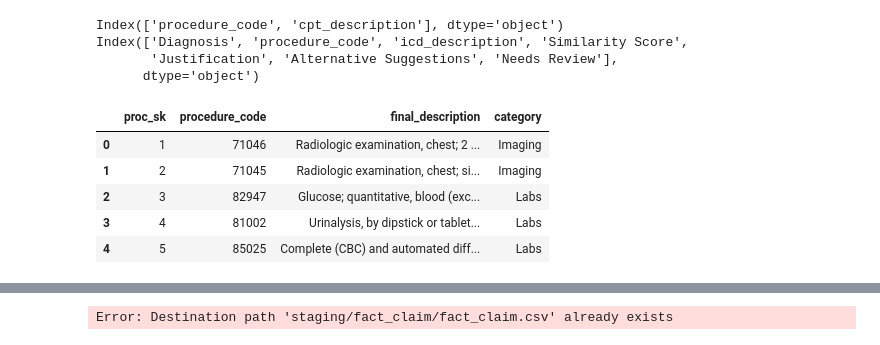
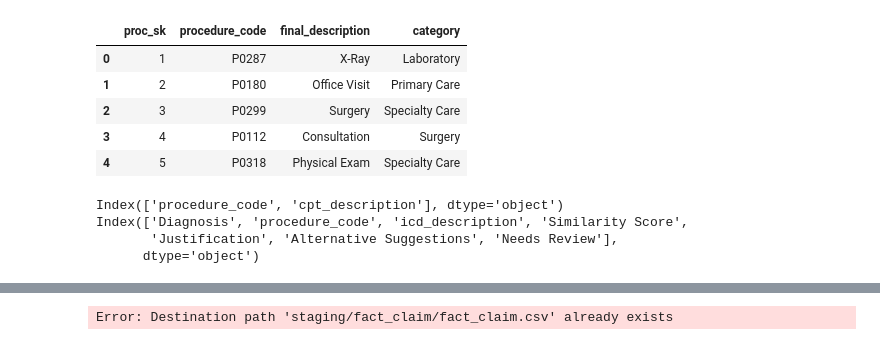
Before and after one commit to mpps257/ZELIS-Training, a Jupyter notebook: Version-2/UDW.ipynb, the cells around one changed output, grey strips where cells are left out. Drawn from its saved outputs; the diff is of its cells as text; code cells hidden in the pictures.

Commit message:
final data

```diff
--- a/Version-2/UDW.ipynb
+++ b/Version-2/UDW.ipynb
@@ -166,18 +157,10 @@ Total rows: 100000
 Unique provider IDs: 10000
  There are duplicates.
-# %%
-print(cpt_df.columns)
-print(icd_df.columns)
-# %% [output]
-Index(['procedure_code', 'cpt_description'], dtype='object')
-Index(['Diagnosis', 'procedure_code', 'icd_description', 'Similarity Score',
-       'Justification', 'Alternative Suggestions', 'Needs Review'],
-      dtype='object')
 # %%
 import pandas as pd
 
 # Load datasets
-claims_df = pd.read_csv("unified_claims_model_dataset.csv")
+claims_df = pd.read_csv("synthetic_data_final.csv")
 cpt_df = pd.read_csv("cpt4.csv")
 icd_df = pd.read_csv("icd10_mapped_output.csv")
 
@@ -212,38 +195,46 @@ dim_procedure = dim_procedure.merge(
     on='procedure_code',
     how='left'
 )
 
 # --- STEP 4: Choose best description ---
 dim_procedure['final_description'] = (
     dim_procedure['procedure_description']
         .fillna(dim_procedure['cpt_description'])
         .fillna(dim_procedure['icd_description'])
         .fillna("Unknown Procedure")
 )
 
 # --- STEP 5: Fill missing category ---
 dim_procedure['category'] = dim_procedure['category'].fillna("Uncategorized")
 
 # --- STEP 6: Remove duplicates ---
 dim_procedure = dim_procedure[['procedure_code', 'final_description', 'category']].drop_duplicates()
 
 # --- STEP 7: Create surrogate key ---
 dim_procedure['proc_sk'] = range(1, len(dim_procedure) + 1)
 
 # --- Final order ---
 dim_procedure = dim_procedure[['proc_sk', 'procedure_code', 'final_description', 'category']]
 
 # Save output
 dim_procedure.to_csv("dim_procedure.csv", index=False)
 
 dim_procedure.head()
 # %% [output]
 |  | proc_sk | procedure_code | final_description | category |
-| 0 | 1 | 71046 | Radiologic examination, chest; 2 ... | Imaging |
-| 1 | 2 | 71045 | Radiologic examination, chest; si... | Imaging |
-| 2 | 3 | 82947 | Glucose; quantitative, blood (exc... | Labs |
-| 3 | 4 | 81002 | Urinalysis, by dipstick or tablet... | Labs |
-| 4 | 5 | 85025 | Complete (CBC) and automated diff... | Labs |
+| 0 | 1 | P0287 | X-Ray | Laboratory |
+| 1 | 2 | P0180 | Office Visit | Primary Care |
+| 2 | 3 | P0299 | Surgery | Specialty Care |
+| 3 | 4 | P0112 | Consultation | Surgery |
+| 4 | 5 | P0318 | Physical Exam | Specialty Care |
+# %%
+print(cpt_df.columns)
+print(icd_df.columns)
+# %% [output]
+Index(['procedure_code', 'cpt_description'], dtype='object')
+Index(['Diagnosis', 'procedure_code', 'icd_description', 'Similarity Score',
+       'Justification', 'Alternative Suggestions', 'Needs Review'],
+      dtype='object')
 # %%
 
 df.head()
```
Also changed, not shown: parts of 10 cells of this notebook, 10 other files.
